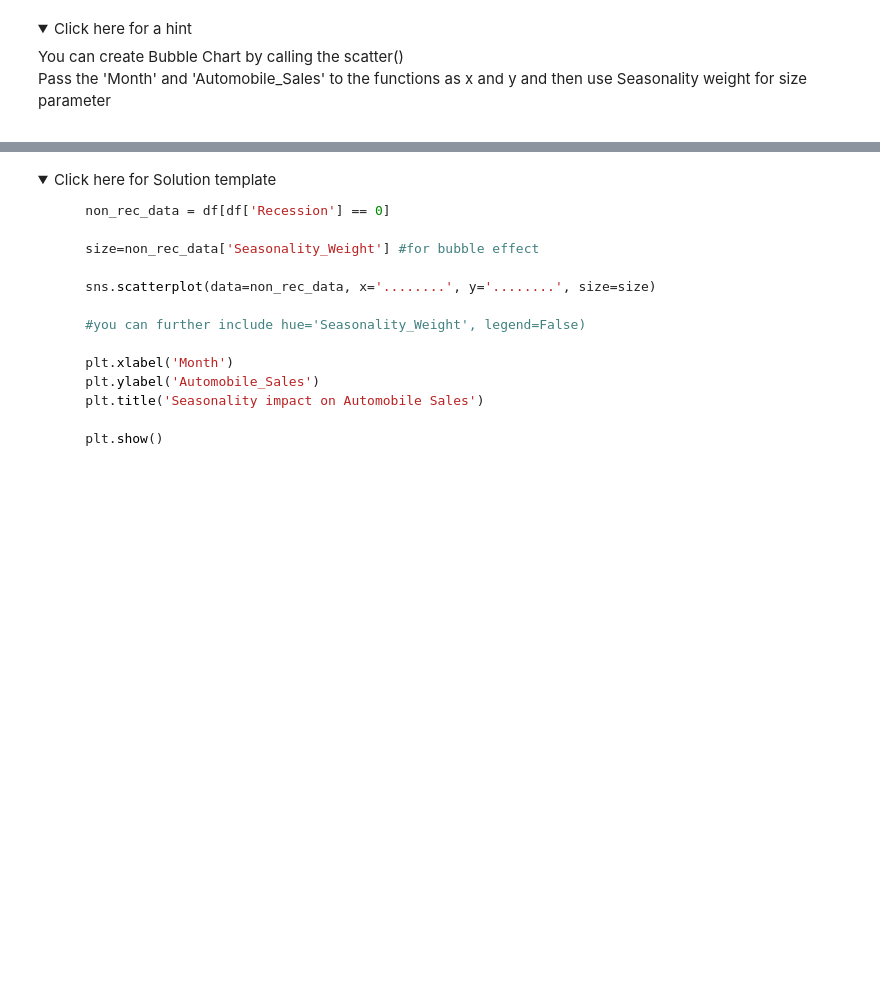
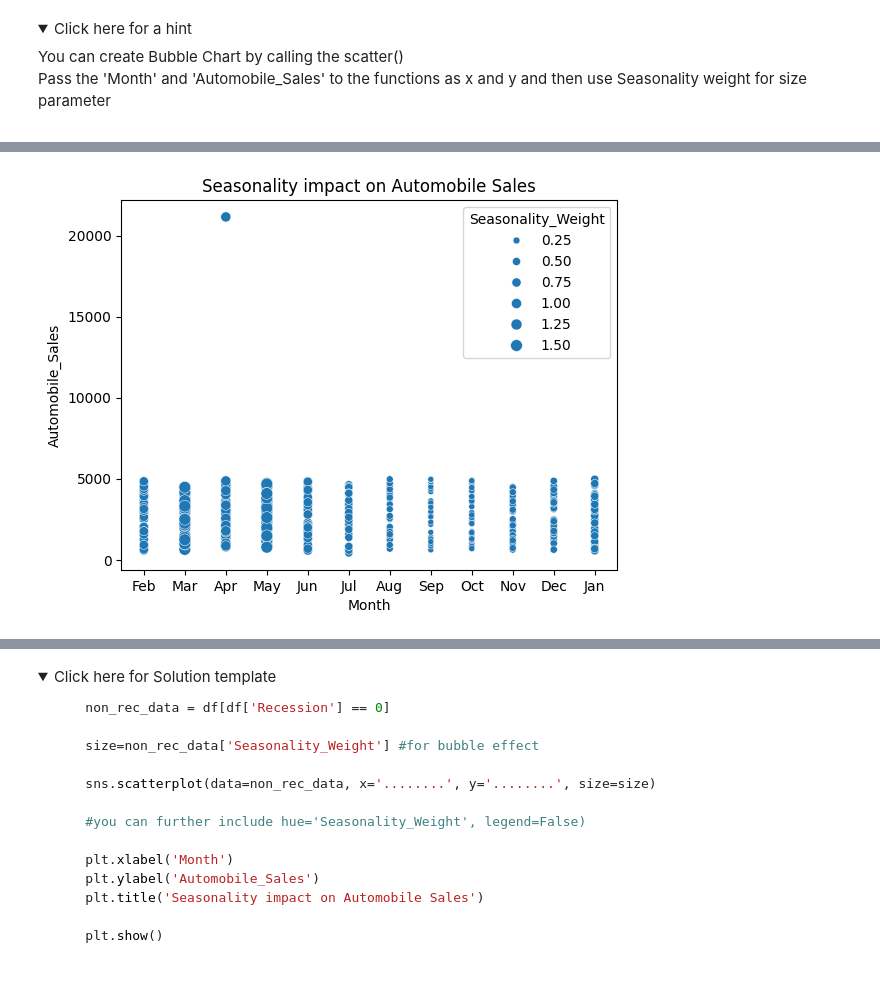
Before and after one commit to Polcsak/Data-vizualization-with-python, a Jupyter notebook: week05_final-project/DV0101EN-Exercise-Final-Assignment-Part-1.ipynb, the cells around one changed output, grey strips where cells are left out. Saved outputs shown, nothing was run; the diff lists cells and outputs as text; code cells hidden in the pictures; folded sections open; blank space fills up the shorter version.

```diff
--- a/week05_final-project/DV0101EN-Exercise-Final-Assignment-Part-1.ipynb
+++ b/week05_final-project/DV0101EN-Exercise-Final-Assignment-Part-1.ipynb
@@ -577,0 +607,17 @@ Title this plot as 'Seasonality impact on Automobile Sales'
+# %%
+non_rec_data = df[df['Recession'] == 0]
+
+
+size=non_rec_data['Seasonality_Weight'] #for bubble effect
+
+sns.scatterplot(data=non_rec_data, x='Month', y='Automobile_Sales', size=size)
+
+#you can further include hue='Seasonality_Weight', legend=False)
+
+plt.xlabel('Month')
+plt.ylabel('Automobile_Sales')
+plt.title('Seasonality impact on Automobile Sales')
+
+plt.show()
+# %% [output]
+[figure, added]
```
Also changed, not shown: parts of 24 cells of this notebook.
